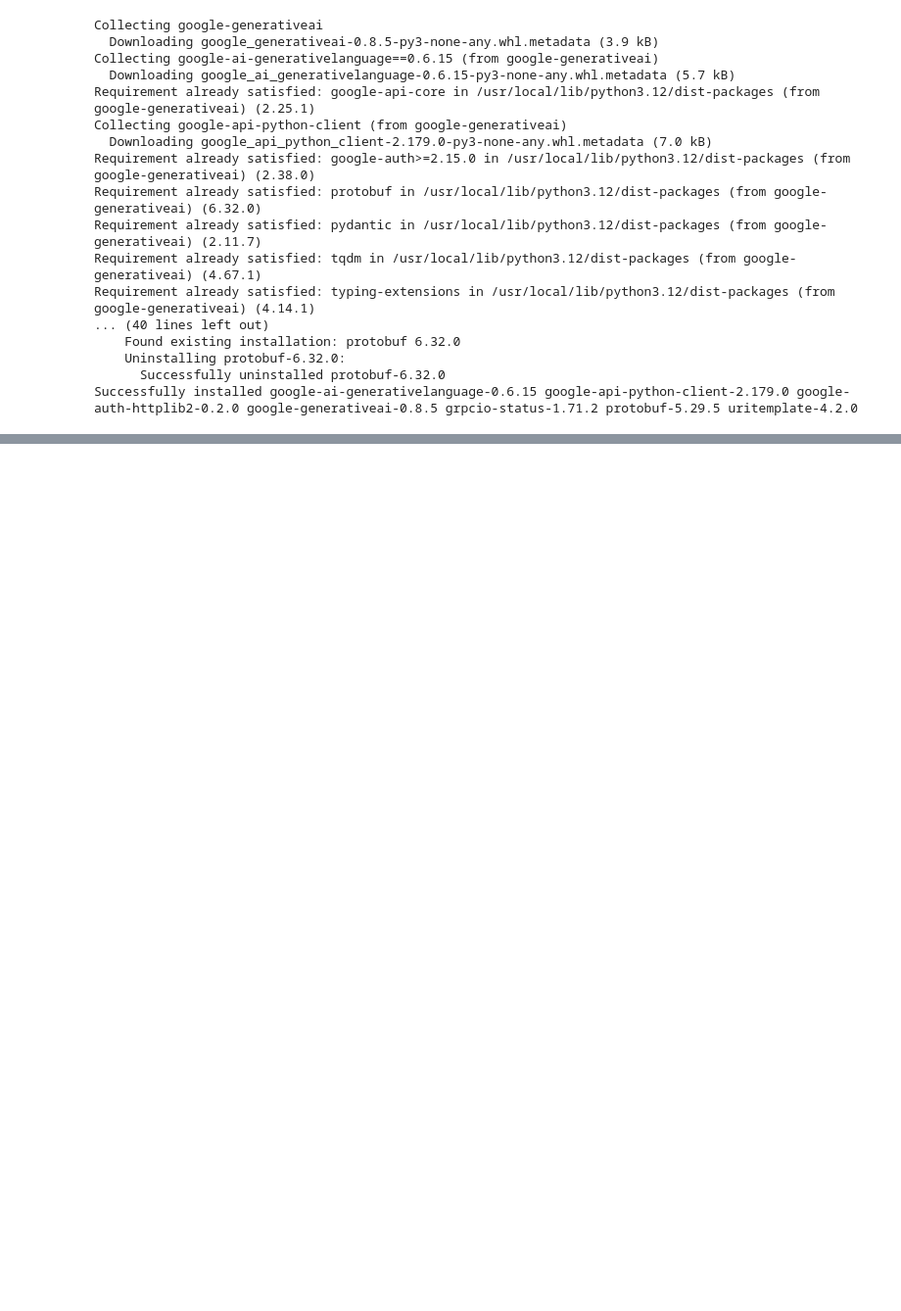
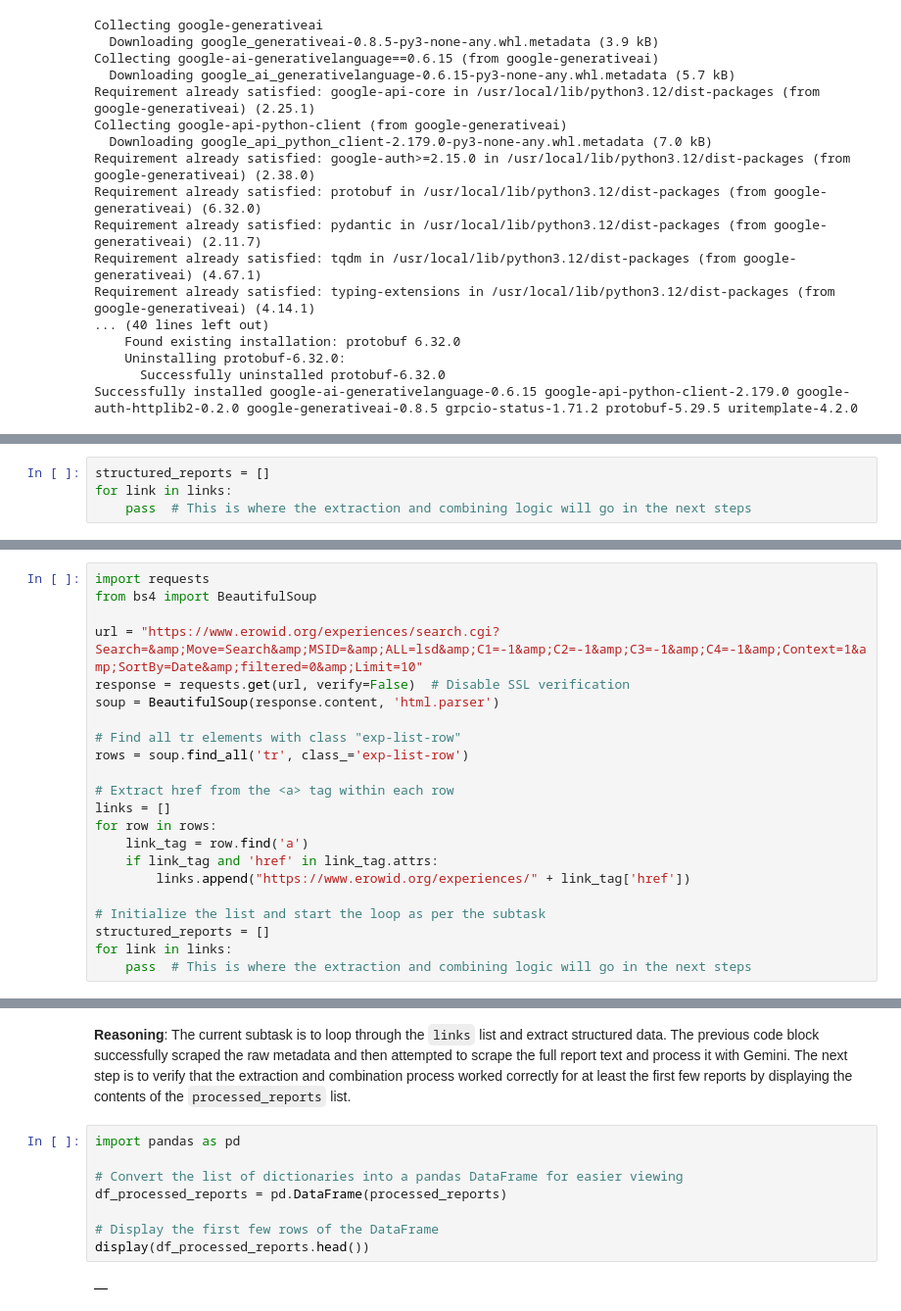
Before and after one commit to shatinz/tripreports, a Jupyter notebook: tripreport.ipynb, the cells around one changed output, grey strips where cells are left out. Shown at 98% size. Cells and saved outputs as stored; diff of their text form; blank space fills up the shorter version.

```diff
--- a/tripreport.ipynb
+++ b/tripreport.ipynb
@@ -872,0 +1012,4 @@ Successfully installed google-ai-generativelanguage-0.6.15 google-api-python-cli
+# %%
+structured_reports = []
+for link in links:
+    pass  # This is where the extraction and combining logic will go in the next steps
@@ -872,0 +1021,22 @@ Successfully installed google-ai-generativelanguage-0.6.15 google-api-python-cli
+# %%
+import requests
+from bs4 import BeautifulSoup
+
+url = "https://www.erowid.org/experiences/search.cgi?Search=&amp;Move=Search&amp;MSID=&amp;ALL=lsd&amp;C1=-1&amp;C2=-1&amp;C3=-1&amp;C4=-1&amp;Context=1&amp;SortBy=Date&amp;filtered=0&amp;Limit=10"
+response = requests.get(url, verify=False)  # Disable SSL verification
+soup = BeautifulSoup(response.content, 'html.parser')
+
+# Find all tr elements with class "exp-list-row"
+rows = soup.find_all('tr', class_='exp-list-row')
+
+# Extract href from the <a> tag within each row
+links = []
+for row in rows:
+    link_tag = row.find('a')
+    if link_tag and 'href' in link_tag.attrs:
+        links.append("https://www.erowid.org/experiences/" + link_tag['href'])
+
+# Initialize the list and start the loop as per the subtask
+structured_reports = []
+for link in links:
+    pass  # This is where the extraction and combining logic will go in the next steps
@@ -872,0 +1236,13 @@ Successfully installed google-ai-generativelanguage-0.6.15 google-api-python-cli
+# %% [markdown]
+**Reasoning**:
+The current subtask is to loop through the `links` list and extract structured data. The previous code block successfully scraped the raw metadata and then attempted to scrape the full report text and process it with Gemini. The next step is to verify that the extraction and combination process worked correctly for at least the first few reports by displaying the contents of the `processed_reports` list.
+# %%
+import pandas as pd
+
+# Convert the list of dictionaries into a pandas DataFrame for easier viewing
+df_processed_reports = pd.DataFrame(processed_reports)
+
+# Display the first few rows of the DataFrame
+display(df_processed_reports.head())
+# %% [output]
+|  |
```
Also changed, not shown: parts of 45 cells of this notebook.
